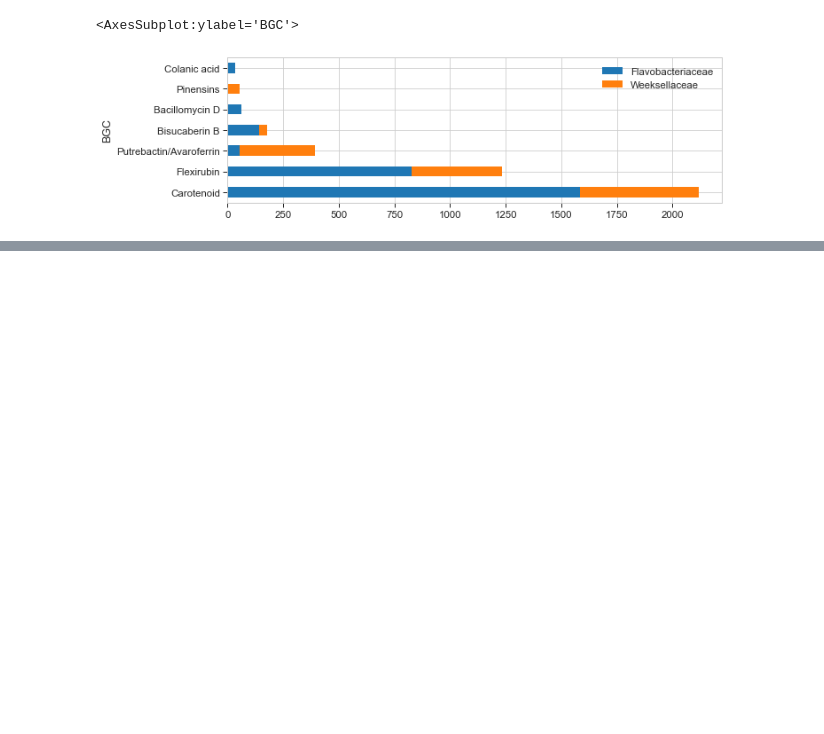
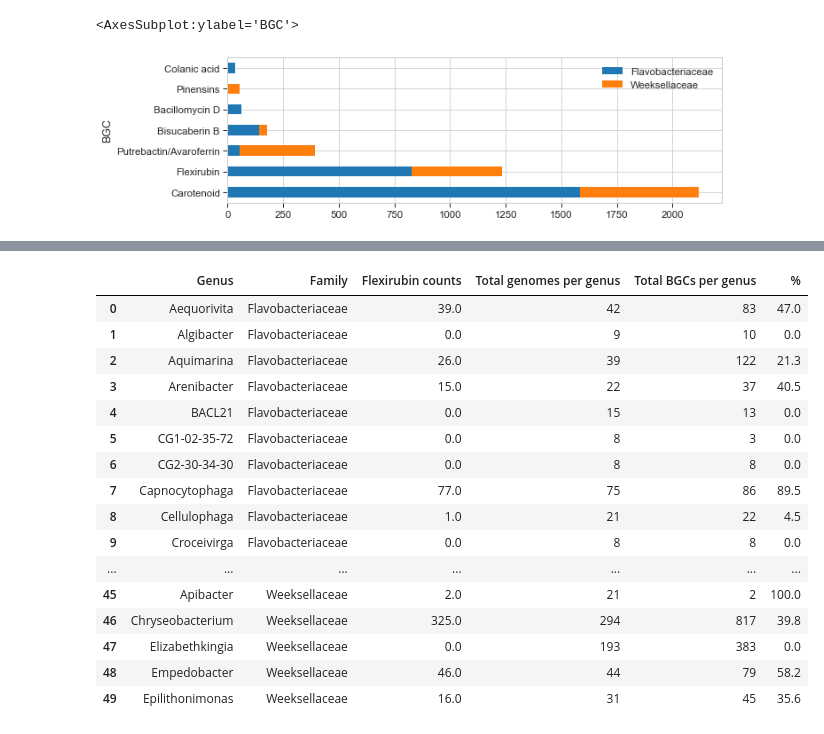
Before and after one commit to sandragodinhosilva/flavobacteriaceae_project, a Jupyter notebook: 4_Figures/F3/BGC_known.ipynb, the cells around one changed output, grey strips where cells are left out. Drawn from its saved outputs; the diff is of its cells as text; code cells hidden in the pictures; blank space fills up the shorter version.

```diff
--- a/4_Figures/F3/BGC_known.ipynb
+++ b/4_Figures/F3/BGC_known.ipynb
@@ -190,0 +225,34 @@ fig = plot.get_figure()
+# %%
+df = bgc_known_metadata[bgc_known_metadata["Most_similar_known_cluster"]=="flexirubin"][["Genus", "Most_similar_known_cluster"]].groupby("Genus").count()
+
+df_total1 = metadata[["Assembly accession","Genus", "Family"]].groupby(["Genus", "Family"]).count().rename(columns={"Assembly accession":"Total genomes per genus"})
+df_total2 = bgc_known_metadata[["Assembly accession","Genus", "Family"]].groupby(["Genus", "Family"]).count().rename(columns={"Assembly accession":"Total BGCs per genus"})
+
+merge = pd.merge(df, df_total1, how="right", left_index=True, right_index=True)
+merge = pd.merge(merge, df_total2, how="right", left_index=True, right_index=True)
+merge = merge.fillna(0)
+merge = merge.rename(columns={"Most_similar_known_cluster":"Flexirubin counts"})
+merge["%"] = (merge["Flexirubin counts"]/merge["Total BGCs per genus"]*100).round(1)
+
+merge = merge.sort_values(by=["Family", "Genus"])
+merge = merge[(merge["Total genomes per genus"]>7)]
+merge = merge.reset_index()
+merge.head(50)
+# %% [output]
+|  | Genus | Family | Flexirubin counts | Total genomes per genus | Total BGCs per genus | % |
+| 0 | Aequorivita | Flavobacteriaceae | 39.0 | 42 | 83 | 47.0 |
+| 1 | Algibacter | Flavobacteriaceae | 0.0 | 9 | 10 | 0.0 |
+| 2 | Aquimarina | Flavobacteriaceae | 26.0 | 39 | 122 | 21.3 |
+| 3 | Arenibacter | Flavobacteriaceae | 15.0 | 22 | 37 | 40.5 |
+| 4 | BACL21 | Flavobacteriaceae | 0.0 | 15 | 13 | 0.0 |
+| 5 | CG1-02-35-72 | Flavobacteriaceae | 0.0 | 8 | 3 | 0.0 |
+| 6 | CG2-30-34-30 | Flavobacteriaceae | 0.0 | 8 | 8 | 0.0 |
+| 7 | Capnocytophaga | Flavobacteriaceae | 77.0 | 75 | 86 | 89.5 |
+| 8 | Cellulophaga | Flavobacteriaceae | 1.0 | 21 | 22 | 4.5 |
+| 9 | Croceivirga | Flavobacteriaceae | 0.0 | 8 | 8 | 0.0 |
+| ... | ... | ... | ... | ... | ... | ... |
+| 45 | Apibacter | Weeksellaceae | 2.0 | 21 | 2 | 100.0 |
+| 46 | Chryseobacterium | Weeksellaceae | 325.0 | 294 | 817 | 39.8 |
+| 47 | Elizabethkingia | Weeksellaceae | 0.0 | 193 | 383 | 0.0 |
+| 48 | Empedobacter | Weeksellaceae | 46.0 | 44 | 79 | 58.2 |
+| 49 | Epilithonimonas | Weeksellaceae | 16.0 | 31 | 45 | 35.6 |
```
Also changed, not shown: parts of 7 cells of this notebook, 6 other files.
